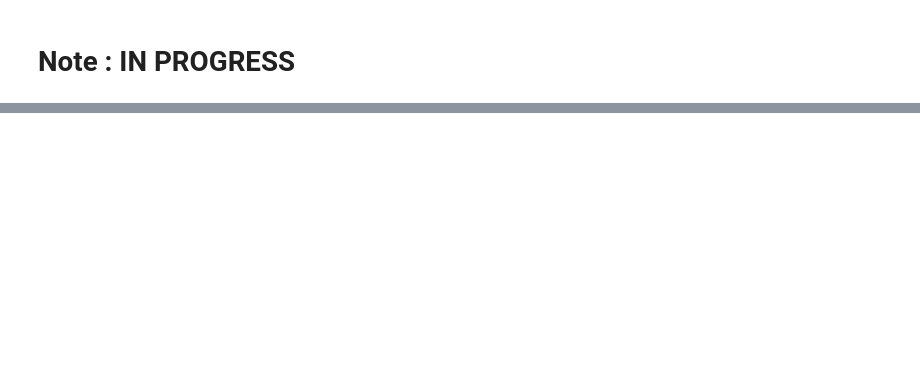
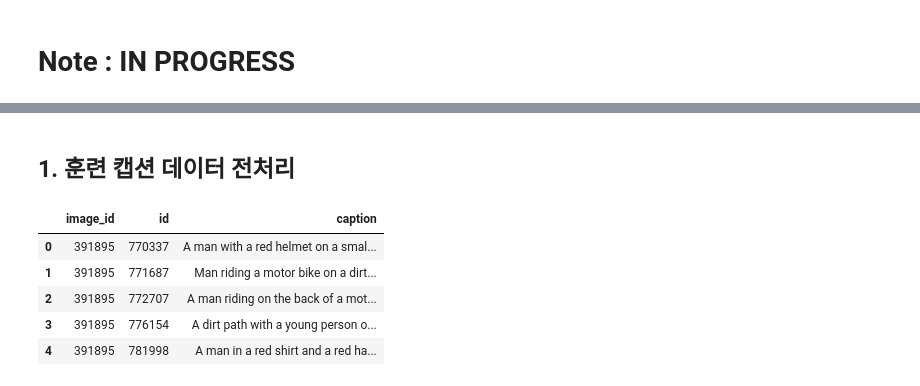
Before and after one commit to sin00528/2020_Capstone_01, a Jupyter notebook: Segmentation/06.Caption_Preprocessing.ipynb, the cells around one changed output, grey strips where cells are left out. Cells and saved outputs as stored; diff of their text form; code cells hidden in the pictures; blank space fills up the shorter version.

```diff
--- a/Segmentation/06.Caption_Preprocessing.ipynb
+++ b/Segmentation/06.Caption_Preprocessing.ipynb
@@ -148,0 +21,12 @@ json.dump(data_configs, open('COCO/annotations/word_dict.json', 'w'), ensure_asc
+# %% [markdown]
+## 1. 훈련 캡션 데이터 전처리
+# %%
+annotation = pd.read_csv('COCO/annotations/captions_train2017.csv', index_col=0)
+annotation.head()
+# %% [output]
+|  | image_id | id | caption |
+| 0 | 391895 | 770337 | A man with a red helmet on a smal... |
+| 1 | 391895 | 771687 | Man riding a motor bike on a dirt... |
+| 2 | 391895 | 772707 | A man riding on the back of a mot... |
+| 3 | 391895 | 776154 | A dirt path with a young person o... |
+| 4 | 391895 | 781998 | A man in a red shirt and a red ha... |
```
Also changed, not shown: parts of 36 cells of this notebook, 2 other files.
